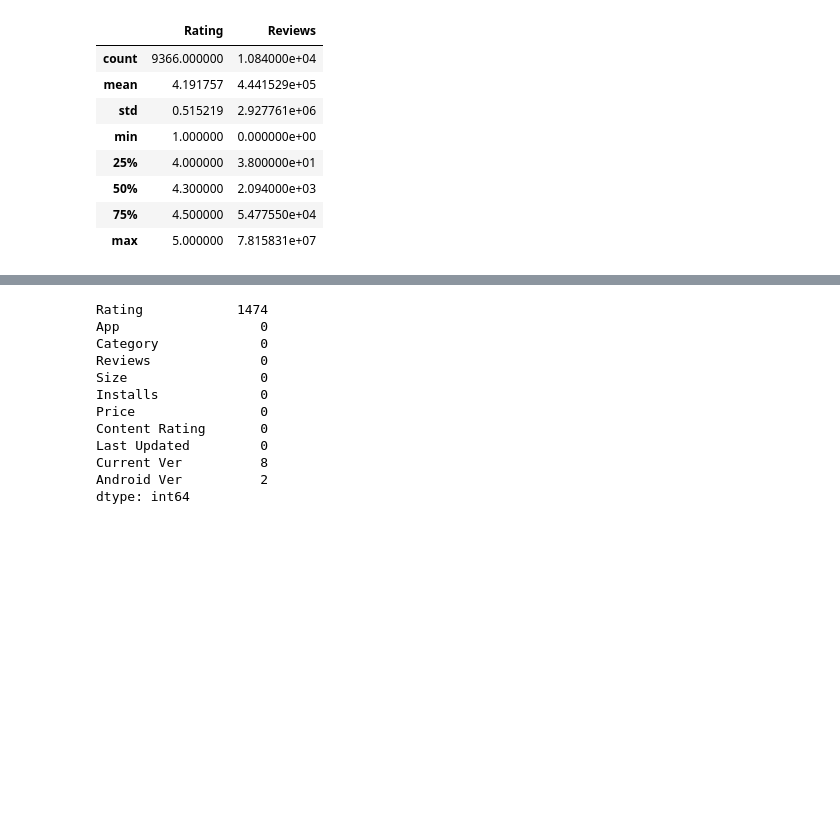
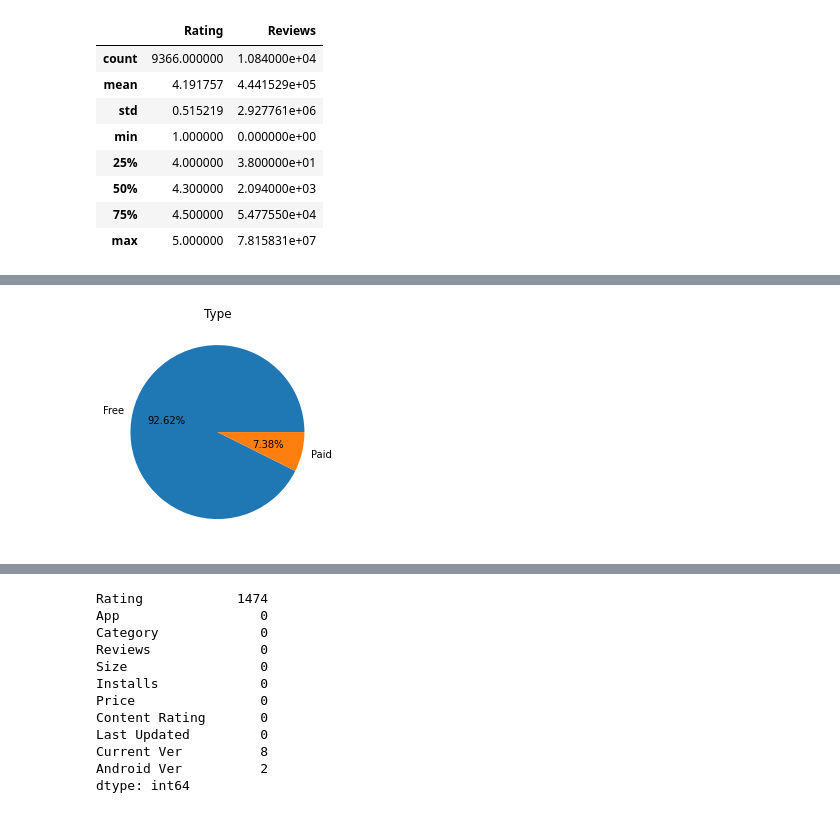
Before and after one commit to mirjanaz200/Play-Store-Clusterization, a Jupyter notebook: PlayStoreClusterization.ipynb, the cells around one changed output, grey strips where cells are left out. Cells and saved outputs as stored; diff of their text form; code cells hidden in the pictures; blank space fills up the shorter version.

```diff
--- a/PlayStoreClusterization.ipynb
+++ b/PlayStoreClusterization.ipynb
@@ -79,3 +101,10 @@ Name: Content Rating, dtype: int64
+# %%
+type_labels,type_value = value_counts_two(dataframe['Type'])
+plt.pie(type_value, labels = type_labels, autopct='%1.2f%%')
+plt.title('Type')
+plt.show()
+# %% [output]
+[figure, added]
 # %%
 #Brisanje kolona Type i Genres
 dataframe.drop(['Type'], axis=1,inplace=True)
```
Also changed, not shown: parts of 37 cells of this notebook.
